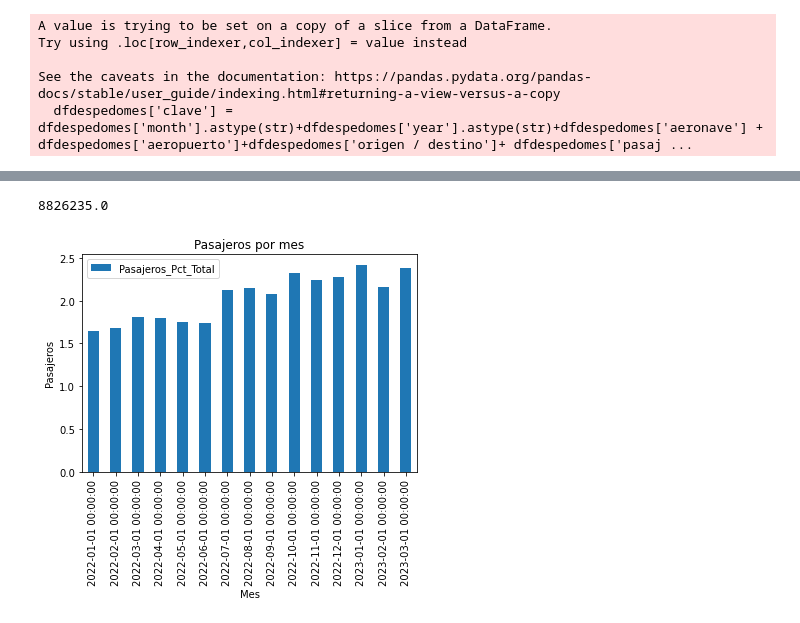
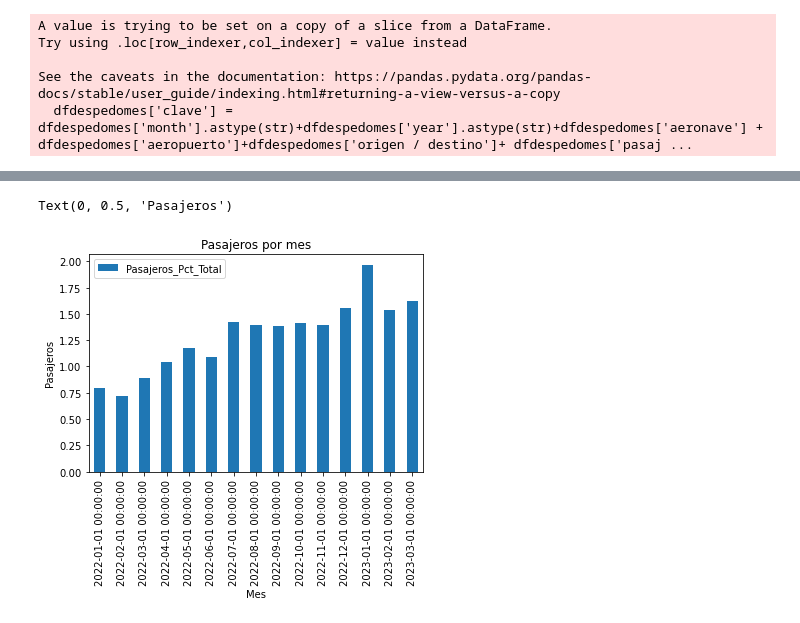
Before and after one commit to martinurtubey92/Algoritmo-y-Bases-de-datos, a Jupyter notebook: Tp Algoritmos.ipynb, the cells around one changed output, grey strips where cells are left out. Cells and saved outputs as stored; diff of their text form; code cells hidden in the pictures.

```diff
--- a/Tp Algoritmos.ipynb
+++ b/Tp Algoritmos.ipynb
@@ -310,11 +309,20 @@ See the caveats in the documentation: https://pandas.pydata.org/pandas-docs/stab
 # %%
-#cocatenate month and year to get the month and year
+#pasajeros Internacionales
 
 #metricas de tiempo - Cuando se viaja mas - cuando se viaja menos - cuando hay mas pasajeros y cuando menos pasajeros
 
-dfgruped=dfdespedomes.groupby(['period']).agg(
+dfgrupedperiodint=dfdespeinter.groupby(['period']).agg(
     Pasajeros_Sum=('pasajeros', 'sum'),
     Q_viajes=('pasajeros', 'count'),
     Detalle_mes=('month', 'unique'),
     Pasajeros_Pct_Total=('pasajeros', lambda x: x.sum()*100 / df['pasajeros'].sum())
 ).sort_values(by='period', ascending=False).reset_index()
+
+#plot grouped data barchar
+graph2 = dfgrupedperiodint.sort_values(by='period', ascending=True).plot.bar(x='period', y='Pasajeros_Pct_Total', rot=90)
+graph2.set_title('Pasajeros por mes')
+graph2.set_xlabel('Mes')
+graph2.set_ylabel('Pasajeros')
+# %% [output]
+Text(0, 0.5, 'Pasajeros')
+[figure, added]
@@ -326,17 +329,3 @@ dfgruped['period'] = pd.to_datetime(dfgruped['period'], format='%Y-%m')
-# %%
-dfdespedomes['pasajeros'].sum()
-# %% [output]
-8826235.0
-# %%
-#plot grouped data barchar
-dfgruped.sort_values(by='period', ascending=True).plot.bar(x='period', y='Pasajeros_Pct_Total', rot=90)
-#color blue
-plt.title('Pasajeros por mes')
-plt.xlabel('Mes')
-plt.ylabel('Pasajeros')
-plt.show()
-# %% [output]
-[figure, removed]
 # %%
 
 # calculate the sum, count, max, and percentage of total for the 'Pasajeros' and 'days' columns
```
Also changed, not shown: parts of 27 cells of this notebook.
